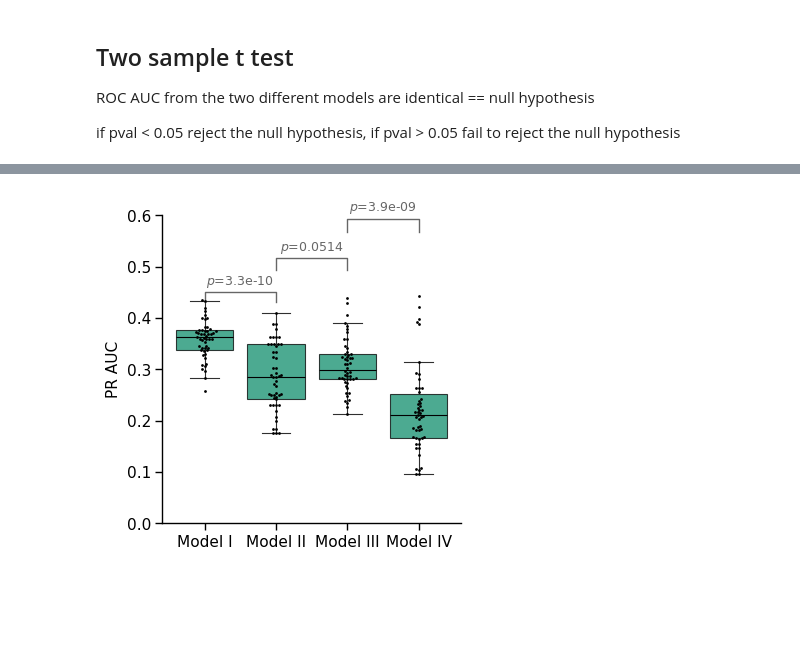
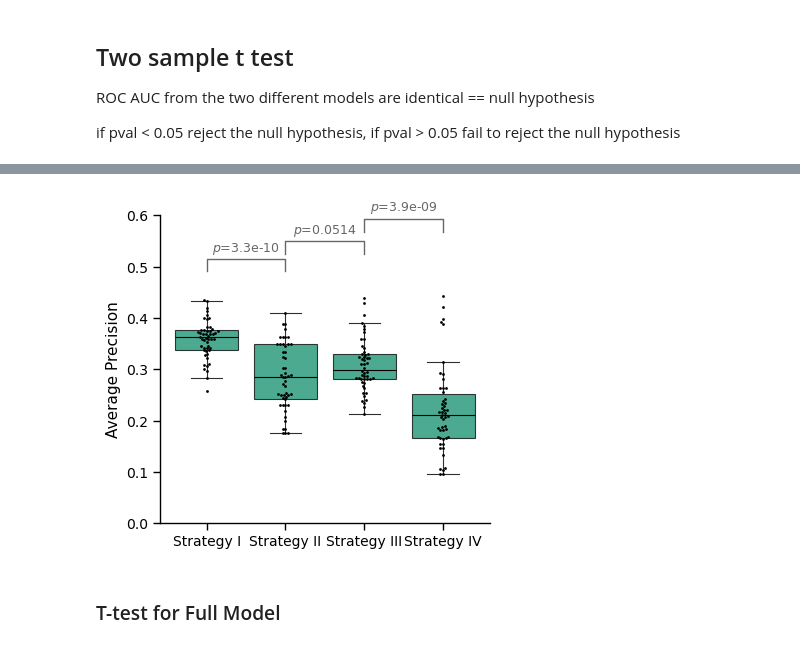
Before and after one commit to cancergenetics/context_specific_paralog_SL, a Jupyter notebook: notebooks/06_visualization/fig4_cross_validation_visuals.ipynb, the cells around one changed output, grey strips where cells are left out. Drawn from its saved outputs; the diff is of its cells as text; code cells hidden in the pictures; blank space fills up the shorter version.

```diff
--- a/notebooks/06_visualization/fig4_cross_validation_visuals.ipynb
+++ b/notebooks/06_visualization/fig4_cross_validation_visuals.ipynb
@@ -399,6 +340,6 @@ display(t_tests_df_v2)
 # %%
 # Define the function for drawing significance lines on a separate axis
-def draw_signif_line(ax, x0, x1, y, pval, hd=10):
+def draw_signif_line(ax, x0, x1, y, pval, hd=5):
     h = y / hd
     if pval < 0.0001:
         text = '$p$=%.1e' % pval
@@ -449,9 +387,9 @@ plt.savefig(boxplot_path, bbox_inches='tight', dpi=350)
 # %%
 # Set up the figure with two subplots
-fig, ax = plt.subplots(2, 1, figsize=(3.85, 4), gridspec_kw={'height_ratios': [1.5, 3.5]}, sharex=True)
+fig, ax = plt.subplots(2, 1, figsize=(4.25, 4), gridspec_kw={'height_ratios': [1.5, 3.5]}, sharex=True)
 
 # Draw significance lines on the top subplot
-draw_signif_line(ax[0], 0, 1, 0.085, t_tests_df_v2.loc[0, 'p_value'])  # Between model 2 and model 1
+draw_signif_line(ax[0], 0, 1, 0.082, t_tests_df_v2.loc[0, 'p_value'])  # Between model 2 and model 1
 draw_signif_line(ax[0], 1, 2, 0.15, t_tests_df_v2.loc[1, 'p_value'])  # Between model 3 and model 2
 draw_signif_line(ax[0], 2, 3, 0.22, t_tests_df_v2.loc[2, 'p_value'])  # Between model 4 and model 3
 #draw_signif_line(ax[0], 2, 3, 0.32, t_tests_df_v2.loc[3, 'p_value'])  # Between model 4 and model 2
@@ -463,25 +401,24 @@ ax[0].set_ylim([0, 0.4])  # Adjust based on space needed for significance lines
 # Main bar plot in the bottom subplot
 #color_dict = {'First': '#D55E00', 'Others': '#009E73'}
 #sns.barplot(data=roc_auc_df, x='Model', y='ROC AUC', hue='label', errorbar="sd", dodge=False, ax=ax[1], palette=color_dict)
-sns.boxplot(x='Model', y='ROC AUC', data=roc_auc_df, ax=ax[1], linewidth=0.8, saturation=0.8,
+sns.boxplot(x='Strategy', y='ROC AUC', data=roc_auc_df, ax=ax[1], linewidth=0.8, saturation=0.8,
             showfliers=False, showmeans=False, color='#009E73',
             medianprops={'color':'black', 'linewidth':0.8},
             boxprops={'edgecolor':'black', 'alpha':0.75},)
-sns.swarmplot(data=roc_auc_df, x='Model', y='ROC AUC', color='black', size=2, dodge=True, ax=ax[1])#, alpha=0.7)
-
+sns.swarmplot(data=roc_auc_df, x='Strategy', y='ROC AUC', color='black', size=2, dodge=True, ax=ax[1])#, alpha=0.7)
 # Customize the main plot appearance
 ax[1].spines.top.set(visible=False)
 ax[1].spines.right.set(visible=False)
-ax[1].tick_params(axis='both', which='major', labelsize=11)
+ax[1].tick_params(axis='both', which='major', labelsize=10)
 ax[1].set_xlabel('')
 ax[1].set_ylabel('ROC AUC', fontsize=11)
-ax[1].set_ylim([0.5, 1])
+ax[1].set_ylim([0.7, 1])
 #ax[1].legend().remove()
 
 plt.tight_layout(h_pad=0)  # Reduce vertical space between subplots
 
-boxplot_path = get_data_path(['figures', 'supp_figures'], 'boxplot_roc_aucs_v2.png')
-plt.savefig(boxplot_path, bbox_inches='tight', dpi=350)
+boxplot_path = get_data_path(['figures', 'supp_figures'], 'boxplot_contextualized_model_roc_aucs_v3.png')
+plt.savefig(boxplot_path, bbox_inches='tight', dpi=600)
 
-#plt.show()
+plt.show()
 # %% [output]
@@ -596,32 +531,32 @@ plt.savefig(boxplot_path_v2, bbox_inches='tight', dpi=350)
 # %%
 sns.set_context('paper')
-fig, ax = plt.subplots(figsize=(3.85, 4))
-#color_dict = {'First': '#D55E00', 'Others': '#009E73'}
-#sns.barplot(data=pr_auc_df, x='Model', y='PR AUC', hue='label', errorbar="sd", dodge=False, ax=ax, palette=color_dict)
-sns.boxplot(x='Model', y='PR AUC', data=pr_auc_df, ax=ax, linewidth=0.8, saturation=0.8,
+fig, ax = plt.subplots(figsize=(4.25, 4))
+
+sns.boxplot(x='Strategy', y='PR AUC', data=pr_auc_df, ax=ax, linewidth=0.8, saturation=0.8,
             showfliers=False, showmeans=False, color='#009E73',
             medianprops={'color':'black', 'linewidth':0.8},
             boxprops={'edgecolor':'black', 'alpha':0.75},)
-sns.swarmplot(data=pr_auc_df, x='Model', y='PR AUC', color='black', size=2, dodge=True, ax=ax)#, alpha=0.7)
+sns.swarmplot(data=pr_auc_df, x='Strategy', y='PR AUC', color='black', size=2, dodge=True, ax=ax)#, alpha=0.7)
 
 # Add significance lines
-draw_signif_line(ax, 0, 1, 0.41, t_tests_df_pr_v2.loc[0, 'p_value'])
-draw_signif_line(ax, 1, 2, 0.47, t_tests_df_pr_v2.loc[1, 'p_value'])  # Between model 1 and model 2
-#draw_signif_line(ax, 1, 3, 0.44, t_tests_df_pr_v2.loc[2, 'p_value'])  # Between model 2 and model 3
+draw_signif_line(ax, 0, 1, 0.468, t_tests_df_pr_v2.loc[0, 'p_value']) # Between model 1 and model 2
+draw_signif_line(ax, 1, 2, 0.50, t_tests_df_pr_v2.loc[1, 'p_value'])  # Between model 2 and model 3
 draw_signif_line(ax, 2, 3, 0.54, t_tests_df_pr_v2.loc[3, 'p_value'])  # Between model 3 and model 4
 
 ax.spines.top.set(visible=False)
 ax.spines.right.set(visible=False)
-ax.tick_params(axis='both', which='major', labelsize=11)
+ax.tick_params(axis='both', which='major', labelsize=10)
 ax.set_xlabel('')
-ax.set_ylabel('PR AUC', fontsize=11)
+ax.set_ylabel('Average Precision', fontsize=11)
 ax.set_ylim([0, 0.6])
 #ax.legend().remove()
 #ax[0].legend(loc='lower right', fontsize=9, bbox_to_anchor=(1.02, 0))
 
-boxplot_path_v2 = get_data_path(['figures', 'supp_figures'], 'boxplot_pr_aucs_v2.png')
-plt.savefig(boxplot_path_v2, bbox_inches='tight', dpi=350)
+boxplot_path_v2 = get_data_path(['figures', 'supp_figures'], 'boxplot_contextualized_model_pr_aucs_v3.png')
+plt.savefig(boxplot_path_v2, bbox_inches='tight', dpi=600)
 
 plt.show()
 # %% [output]
-[figure, old version]
+[figure, new version]
+# %% [markdown]
+### T-test for Full Model
```
Also changed, not shown: parts of 19 cells of this notebook, 14 other files.
